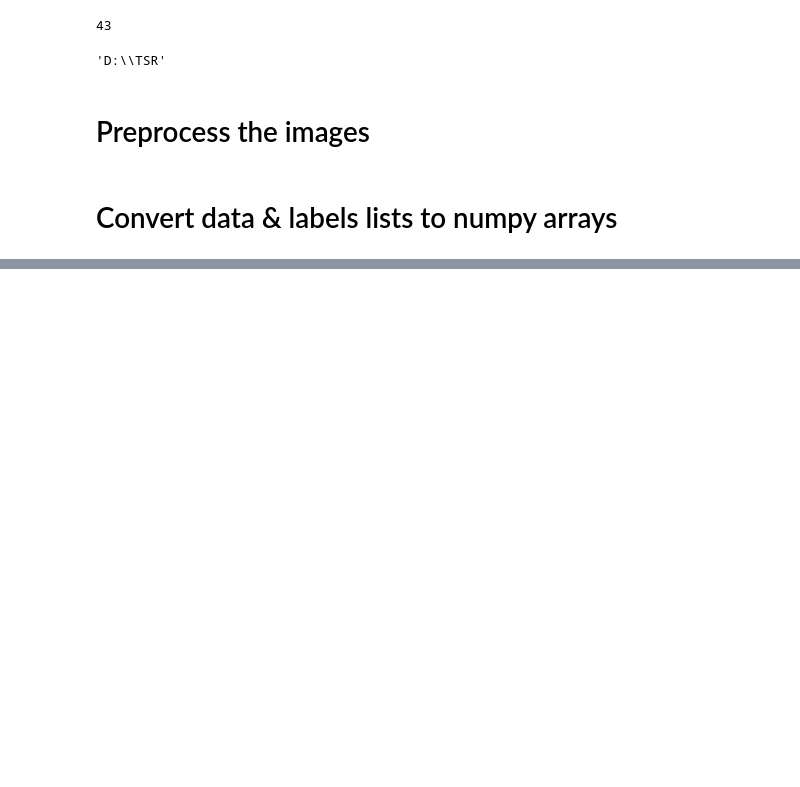
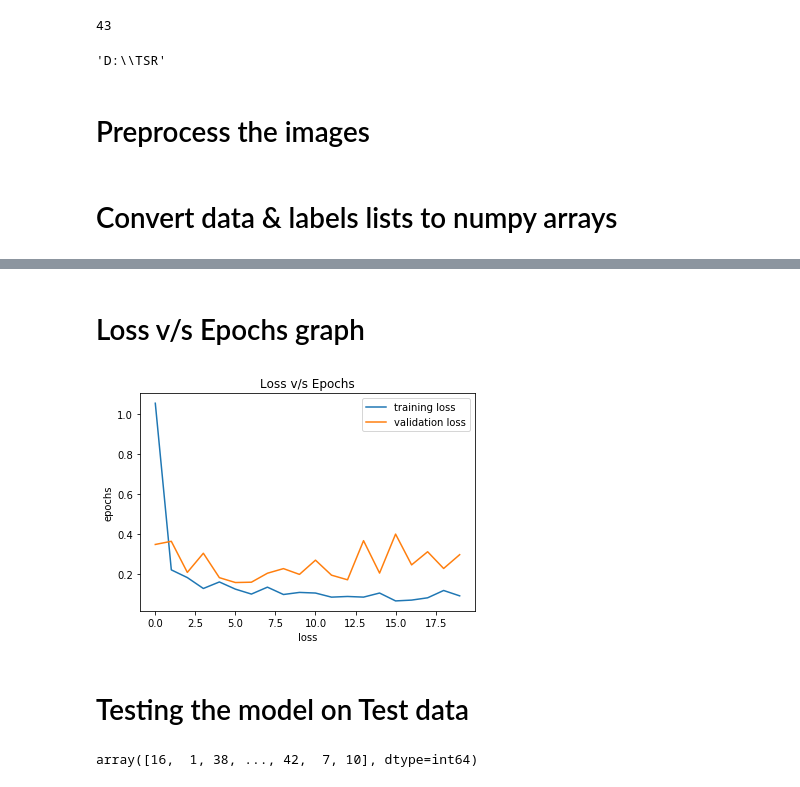
Before and after one commit to Edith-3000/Evaluation-of-Traffic-Sign-Recognition-by-CNN-Models, a Jupyter notebook: traffic_sign_recognition.ipynb, the cells around one changed output, grey strips where cells are left out. Saved outputs shown, nothing was run; the diff lists cells and outputs as text; code cells hidden in the pictures; blank space fills up the shorter version.

```diff
--- a/traffic_sign_recognition.ipynb
+++ b/traffic_sign_recognition.ipynb
@@ -88,0 +189,14 @@ labels = np.array(labels)
+# %% [markdown]
+# Loss v/s Epochs graph
+# %%
+plt.plot(history.history['loss'], label = 'training loss')
+plt.plot(history.history['val_loss'], label = 'validation loss')
+plt.title('Loss v/s Epochs')
+plt.xlabel('loss')
+plt.ylabel('epochs')
+plt.legend()
+plt.show()
+# %% [output]
+[figure, added]
+# %% [markdown]
+# Testing the model on Test data
@@ -88,0 +228,4 @@ labels = np.array(labels)
+# %%
+Y_pred
+# %% [output]
+array([16,  1, 38, ..., 42,  7, 10], dtype=int64)
```
Also changed, not shown: parts of 31 cells of this notebook.
